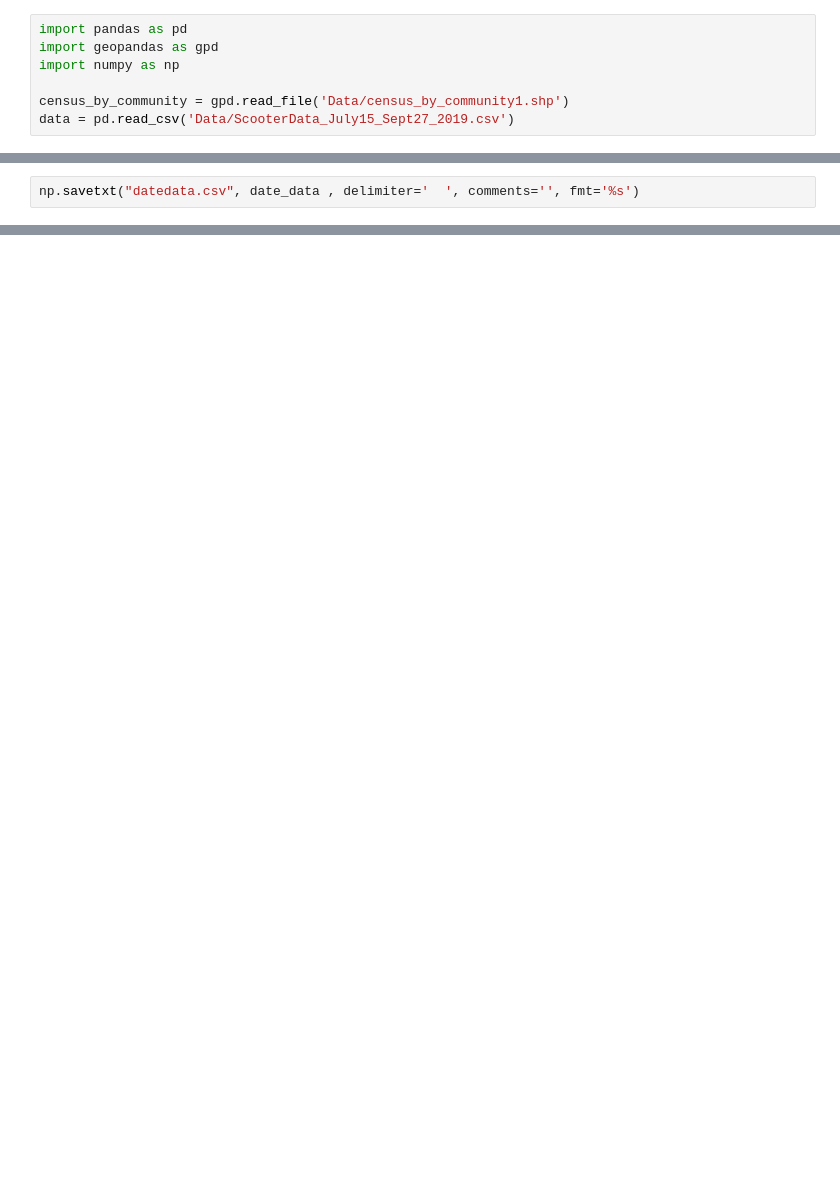
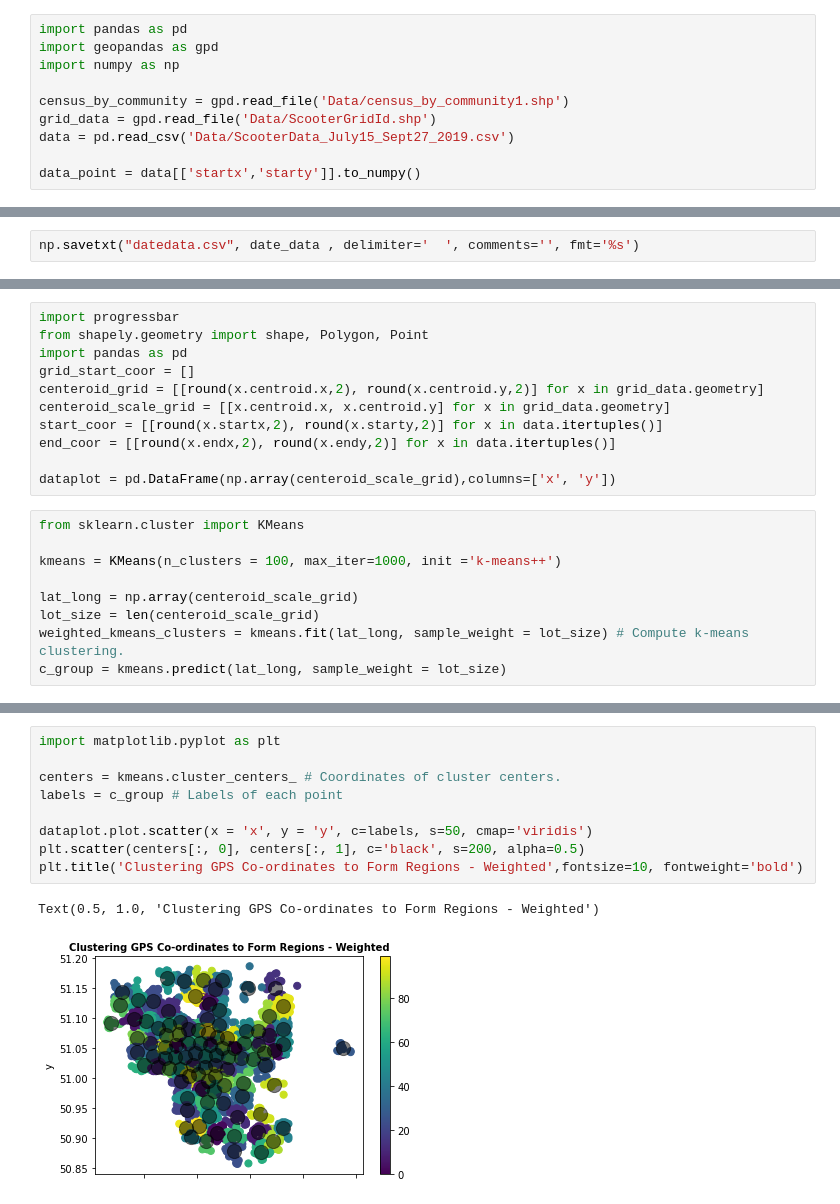
Before and after one commit to wwebeam6508/Development-of-Predictive-Model-for-Trip-Destination-of-Dockless-Shared-Scooters, a Jupyter notebook: PreData.ipynb, the cells around one changed output, grey strips where cells are left out. Saved outputs shown, nothing was run; the diff lists cells and outputs as text; blank space fills up the shorter version.

```diff
--- a/PreData.ipynb
+++ b/PreData.ipynb
@@ -4,4 +4,7 @@ import geopandas as gpd
 import numpy as np
 
 census_by_community = gpd.read_file('Data/census_by_community1.shp')
+grid_data = gpd.read_file('Data/ScooterGridId.shp')
 data = pd.read_csv('Data/ScooterData_July15_Sept27_2019.csv')
+
+data_point = data[['startx','starty']].to_numpy()
@@ -52,0 +74,20 @@ np.savetxt("coordata.csv", coor_data , delimiter='  ', comments='', fmt='%s')
+# %%
+import progressbar
+from shapely.geometry import shape, Polygon, Point
+import pandas as pd
+grid_start_coor = []
+centeroid_grid = [[round(x.centroid.x,2), round(x.centroid.y,2)] for x in grid_data.geometry]
+centeroid_scale_grid = [[x.centroid.x, x.centroid.y] for x in grid_data.geometry]
+start_coor = [[round(x.startx,2), round(x.starty,2)] for x in data.itertuples()]
+end_coor = [[round(x.endx,2), round(x.endy,2)] for x in data.itertuples()]
+
+dataplot = pd.DataFrame(np.array(centeroid_scale_grid),columns=['x', 'y'])
+# %%
+from sklearn.cluster import KMeans
+
+kmeans = KMeans(n_clusters = 100, max_iter=1000, init ='k-means++')
+
+lat_long = np.array(centeroid_scale_grid)
+lot_size = len(centeroid_scale_grid)
+weighted_kmeans_clusters = kmeans.fit(lat_long, sample_weight = lot_size) # Compute k-means clustering.
+c_group = kmeans.predict(lat_long, sample_weight = lot_size)
@@ -52,0 +107,12 @@ np.savetxt("coordata.csv", coor_data , delimiter='  ', comments='', fmt='%s')
+# %%
+import matplotlib.pyplot as plt
+
+centers = kmeans.cluster_centers_ # Coordinates of cluster centers.
+labels = c_group # Labels of each point
+
+dataplot.plot.scatter(x = 'x', y = 'y', c=labels, s=50, cmap='viridis')
+plt.scatter(centers[:, 0], centers[:, 1], c='black', s=200, alpha=0.5)
+plt.title('Clustering GPS Co-ordinates to Form Regions - Weighted',fontsize=10, fontweight='bold')
+# %% [output]
+Text(0.5, 1.0, 'Clustering GPS Co-ordinates to Form Regions - Weighted')
+[figure, added]
```
Also changed, not shown: parts of 7 cells of this notebook, 2 other files.
